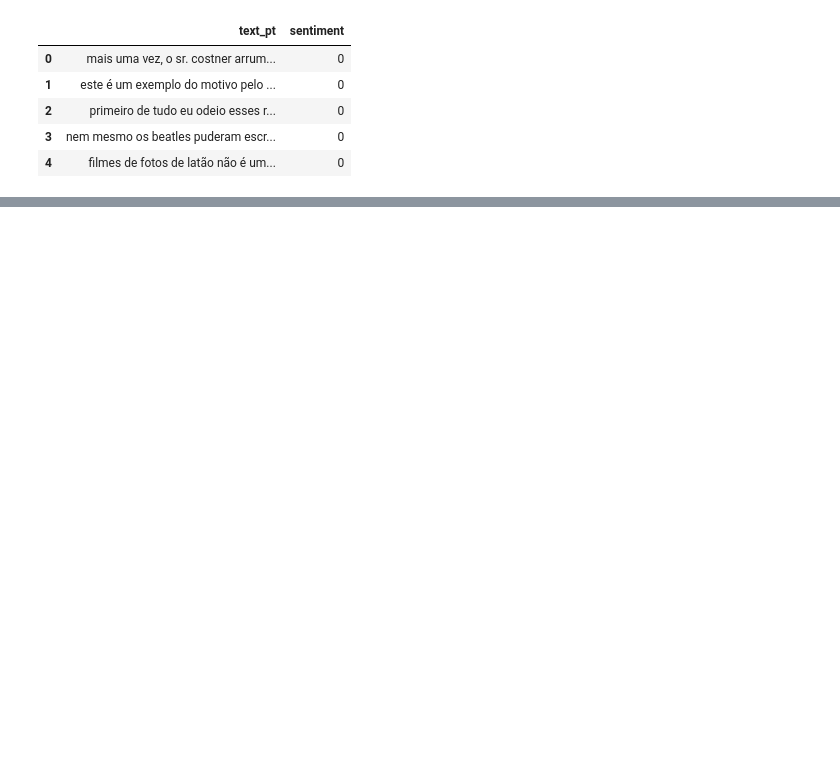
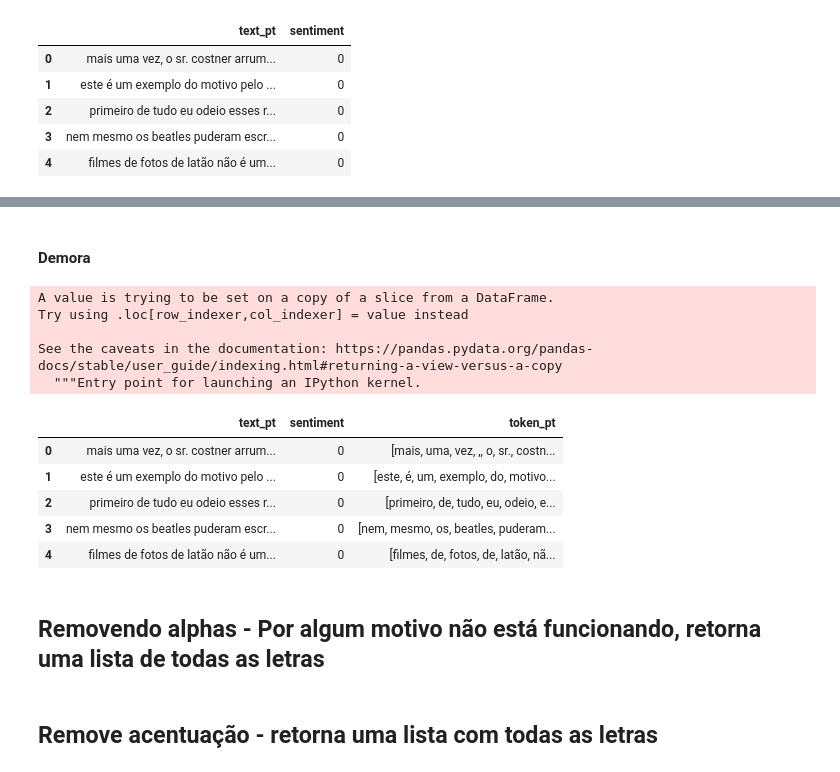
Before and after one commit to matheusmf1/ECM514_Data_Science, a Jupyter notebook: NLP_IMDB.ipynb, the cells around one changed output, grey strips where cells are left out. Cells and saved outputs as stored; diff of their text form; code cells hidden in the pictures; blank space fills up the shorter version.

```diff
--- a/NLP_IMDB.ipynb
+++ b/NLP_IMDB.ipynb
@@ -262,0 +406,8 @@ df_imdb_pt.head()
+# %%
+df_imdb_pt2 = df_imdb[ ['text_pt', 'sentiment'] ]
+
+df_imdb_pt2.sentiment.replace( { 'neg': 0, 'pos': 1 }, inplace = True )
+
+df_imdb_pt2['text_pt'] = df_imdb_pt['text_pt'].str.lower()
+
+df_imdb_pt2.head()
@@ -262,0 +492,4 @@ df_imdb_pt.head()
+# %%
+df_imdb_pt2['text_pt'] = df_imdb_pt2['text_pt'].apply( remove_emoji )
+
+df_imdb_pt2.head()
@@ -262,0 +508,19 @@ df_imdb_pt.head()
+# %% [markdown]
+#### **Demora**
+# %%
+df_imdb_pt2['token_pt'] = df_imdb_pt2['text_pt'].apply( word_tokenize )
+df_imdb_pt2.head()
+# %% [output]
+A value is trying to be set on a copy of a slice from a DataFrame.
+Try using .loc[row_indexer,col_indexer] = value instead
+
+See the caveats in the documentation: https://pandas.pydata.org/pandas-docs/stable/user_guide/indexing.html#returning-a-view-versus-a-copy
+  """Entry point for launching an IPython kernel.
+|  | text_pt | sentiment | token_pt |
+| 0 | mais uma vez, o sr. costner arrum... | 0 | [mais, uma, vez, ,, o, sr., costn... |
+| 1 | este é um exemplo do motivo pelo ... | 0 | [este, é, um, exemplo, do, motivo... |
+| 2 | primeiro de tudo eu odeio esses r... | 0 | [primeiro, de, tudo, eu, odeio, e... |
+| 3 | nem mesmo os beatles puderam escr... | 0 | [nem, mesmo, os, beatles, puderam... |
+| 4 | filmes de fotos de latão não é um... | 0 | [filmes, de, fotos, de, latão, nã... |
+# %% [markdown]
+## Removendo alphas - Por algum motivo não está funcionando, retorna uma lista de todas as letras
@@ -262,0 +530,2 @@ df_imdb_pt.head()
+# %% [markdown]
+## Remove acentuação - retorna uma lista com todas as letras
```
Also changed, not shown: parts of 73 cells of this notebook.
